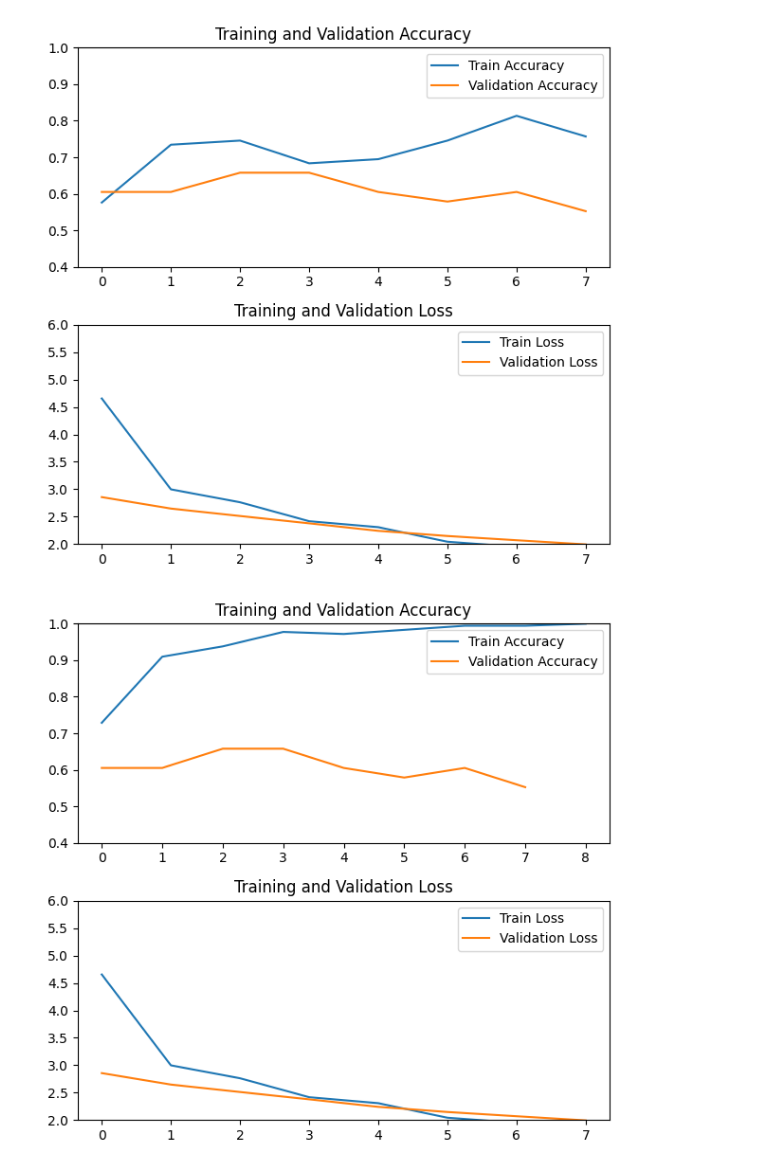
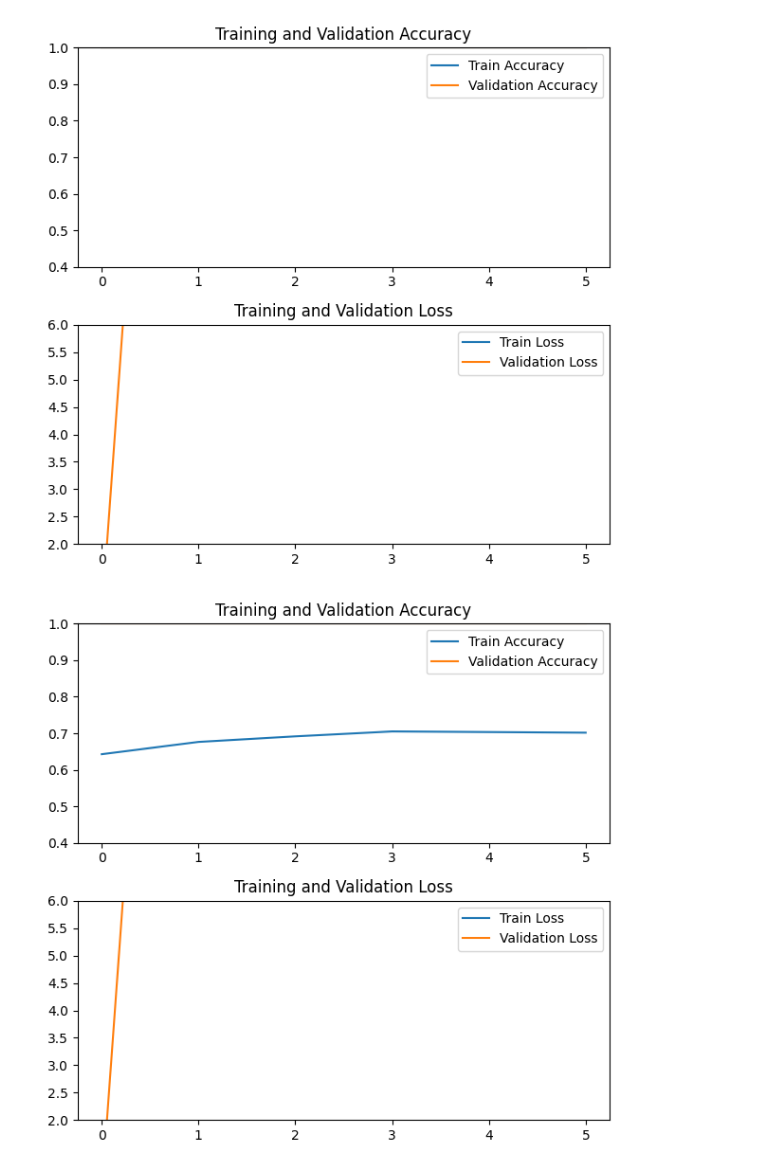
Before and after one commit to Senna256/Projects-UNI, a Jupyter notebook: Brain tumor detection.ipynb, the cells around one changed output. Saved outputs shown, nothing was run; the diff lists cells and outputs as text; code cells hidden in the pictures.

```diff
--- a/Brain tumor detection.ipynb
+++ b/Brain tumor detection.ipynb
@@ -192,8 +208,28 @@ def build_model(input_shape):
     model = Model(inputs=X_input, outputs=X)
 
     return model
+# %%
+model = models.Sequential()
+model.add(layers.Conv2D(4, (3, 3), activation='relu', input_shape=(IMAGE_WIDTH, IMAGE_HEIGHT, IMAGE_CHANNELS)))
+model.add(layers.BatchNormalization())
+model.add(layers.MaxPooling2D((2, 2)))
+# model.add(layers.Conv2D(64, (3, 3), activation='relu'))
+# model.add(layers.MaxPooling2D((2, 2)))
+# model.add(layers.Conv2D(128, (3, 3), activation='relu'))
+# model.add(layers.MaxPooling2D((2, 2)))
+# model.add(layers.Conv2D(256, (3, 3), activation='relu'))
+# model.add(layers.MaxPooling2D((2, 2)))
+# model.add(layers.Conv2D(512, (3, 3), activation='relu'))
+# model.add(layers.MaxPooling2D((2, 2)))
+
+
+
+model.add(Flatten())
+model.add(Dense(4, activation='relu'))
+model.add(layers.Dropout(0.5))
+model.add(Dense(1, activation='softmax'))
 # %%
 IMG_SHAPE = (IMAGE_WIDTH, IMAGE_HEIGHT, 3)
-model=build_model(IMG_SHAPE)
+#model=build_model(IMG_SHAPE)
 model.summary()
 # %% [output]
@@ -216,8 +252,8 @@ Non-trainable params: 64 (256.00 Byte)
 _________________________________________________________________
 # %%
-model.compile(optimizer='adam', loss='binary_crossentropy', metrics=['accuracy'])
+model.compile(optimizer='adam', loss='binary_crossentropy', metrics=['Recall'])
 
-history = model.fit(x=X_train, y=y_train, batch_size=32, epochs=50,
+history = model.fit(x=X_train, y=y_train, batch_size=batch_size, epochs=50,
                     validation_data=(X_val, y_val),
                     callbacks=[early_stopping],
                     class_weight=class_weights_dict)
@@ -276,10 +308,10 @@ Non-trainable params: 14715200 (56.13 MB)
 _________________________________________________________________
 # %%
 # VGG16
-model_vgg16.compile(optimizer='adam', loss='binary_crossentropy', metrics=['accuracy'])
+model_vgg16.compile(optimizer='adam', loss='binary_crossentropy', metrics=['Recall'])
 
-history_vgg16 = model_vgg16.fit(x=X_train, y=y_train, batch_size=32, epochs=50,
+history_vgg16 = model_vgg16.fit(x=X_train, y=y_train, batch_size=batch_size, epochs=15,
                     validation_data=(X_val, y_val),
-                    callbacks=[early_stopping],
-                    class_weight=class_weights_dict)
+                    callbacks=[early_stopping])
+#class_weight=class_weights_dict
 # %% [output]
@@ -345,8 +371,8 @@ Sensibilitat en el conjunt d'entrenament: 1.0
 Sensibilitat en el conjunt de validació: 1.0
 # %%
 # Obtener métricas de entrenamiento y validación
-train_acc = history.history['accuracy']
-val_acc = history.history['val_accuracy']
+train_acc = history.history['recall']
+val_acc = history.history['val_recall']
 
 train_loss = history.history['loss']
 val_loss = history.history['val_loss']
@@ -374,41 +400,41 @@ plt.ylim(2,6)
 plt.tight_layout()
 plt.show()
 # %% [output]
-[figure, old version]
+[figure, new version]
 # %%
 # VGG16
 # Obtener métricas de entrenamiento y validación
-train_acc = history_vgg16.history['accuracy']
-val_acc = history.history['val_accuracy']
+train_acc = history_vgg16.history['recall']
+val_acc = history.history['val_recall']
 
 train_loss = history.history['loss']
 val_loss = history.history['val_loss']
 
 # Crear gráficos
 plt.figure(figsize=(12, 6))
 
 # Gráfico de precisión
 plt.subplot(2, 2, 1)
 plt.plot(train_acc, label='Train Accuracy')
 plt.plot(val_acc, label='Validation Accuracy')
 plt.title('Training and Validation Accuracy')
 plt.legend()
 plt.ylim(0.4,1)
 
 # Gráfico de pérdida
 plt.subplot(2, 2, 3)
 plt.plot(train_loss, label='Train Loss')
 plt.plot(val_loss, label='Validation Loss')
 plt.title('Training and Validation Loss')
 plt.legend()
 plt.ylim(2,6)
 
 
 # Ajustar diseño y mostrar gráficos
 plt.tight_layout()
 plt.show()
 # %% [output]
-[figure, old version]
+[figure, new version]
 # %%
 import matplotlib.pyplot as plt
 
```
Also changed, not shown: parts of 22 cells of this notebook.
